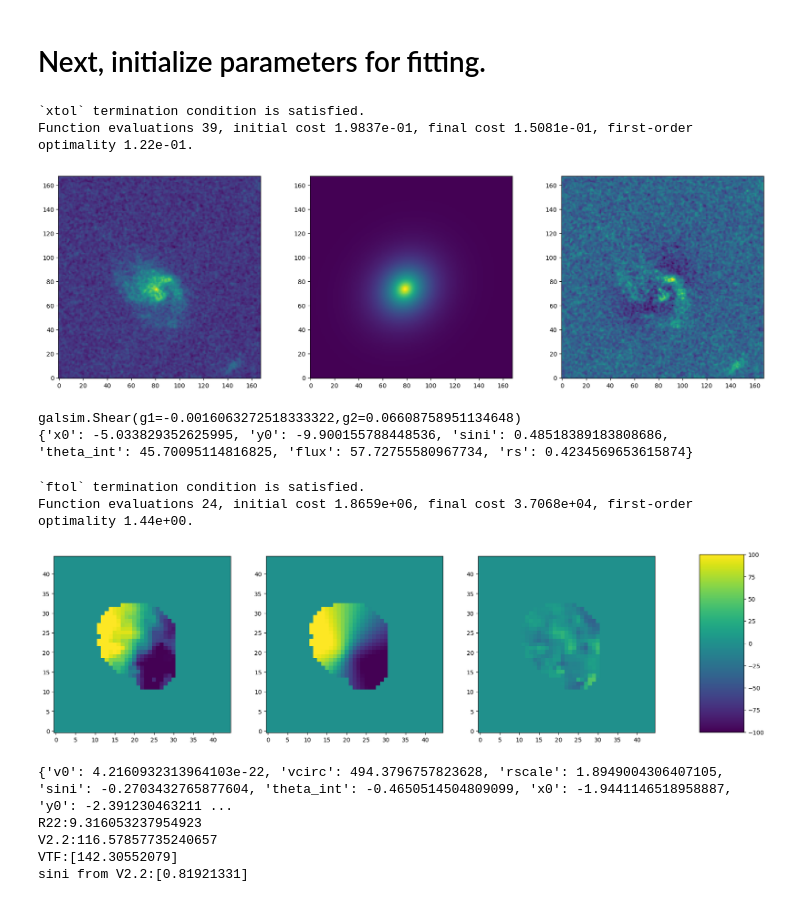
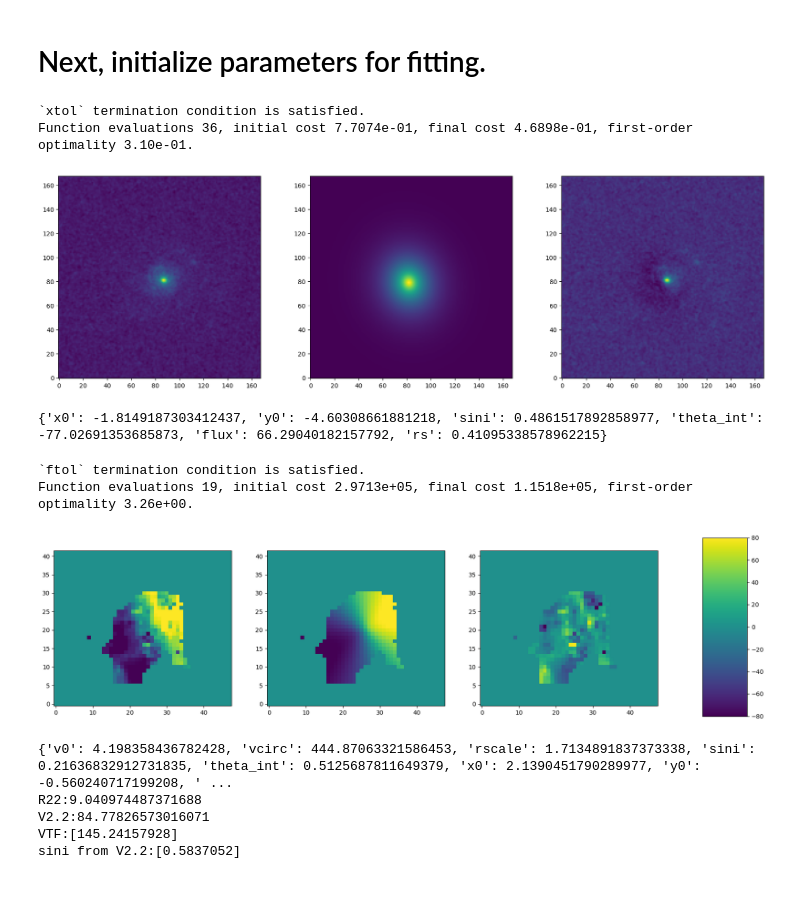
Before and after one commit to sweverett/kl-tools, a Jupyter notebook: notebooks/kross/fit_kross_single.ipynb, the cells around one changed output. Saved outputs shown, nothing was run; the diff lists cells and outputs as text; code cells hidden in the pictures.

```diff
--- a/notebooks/kross/fit_kross_single.ipynb
+++ b/notebooks/kross/fit_kross_single.ipynb
@@ -357,8 +357,8 @@ def get_v22(vpars,ipars,vpixel_scale=0.1,ipixel_scale=1.0):
 # %% [markdown]
 # Next, initialize parameters for fitting.
 # %%
-kross_dir = get_base_dir() / 'data' / 'kross'
-kid = 171
+# kross_dir = get_base_dir() / 'data' / 'kross'
+kid = 159
 
 # grab data
 obj_data = obj = get_kross_obj_data(kid)
@@ -466,7 +466,7 @@ imap_pars['y0'] = -10.
 imap_pars['flux'] = np.sum(imap_dict['data'])
 imap_pars['rs'] = .5
 imap_pars['sini'] = 0.9
-imap_pars['theta_int'] = 45
+imap_pars['theta_int'] = -45
 Nrow, Ncol = imap_dict['data'].shape
 Nx, Ny = Ncol, Nrow
 
@@ -491,46 +491,43 @@ hibounds = np.repeat(np.inf,6)
 #x0
 lobounds[0] = -50
 hibounds[0] = 50
 #y0
 lobounds[1] = -50
 hibounds[1] = 50
 
 #sini
 lobounds[2] = 0.
 hibounds[2] = 1.
 
 # theta_int
 lobounds[3] = -90
 hibounds[3] = 90
 
 startpars = imap_pars2theta(imap_pars)
 result = least_squares(fi,startpars,verbose=1, bounds=  (lobounds,hibounds))
 
 bestfit_im = imap_theta2pars(result.x)
 imap_model = get_imap_model(bestfit_im, imap_dict['hdr'],Nx,Ny,psf=imap_dict['psf'])
 imap_resid = imap_residuals(bestfit_im, imap_dict['data'], imap_dict['hdr'], imap_dict['weights'], imap_dict['mask'], psf=imap_dict['psf'])
 fig,(ax1,ax2,ax3) = plt.subplots(ncols=3,nrows=1,figsize=(21,6))
 ax1.imshow(imap_dict['data'],origin='lower')
 ax2.imshow(imap_model,origin='lower')
 ax3.imshow(imap_resid.reshape(imap_model.shape),origin='lower')
 plt.show()
 
-mom=gs.Image(imap_model,scale=0.01).FindAdaptiveMom()
-print(mom.observed_shape)
 print(bestfit_im)
 # %% [output]
 `xtol` termination condition is satisfied.
-Function evaluations 39, initial cost 1.9837e-01, final cost 1.5081e-01, first-order optimality 1.22e-01.
+Function evaluations 36, initial cost 7.7074e-01, final cost 4.6898e-01, first-order optimality 3.10e-01.
-[figure, old version]
+[figure, new version]
-galsim.Shear(g1=-0.0016063272518333322,g2=0.06608758951134648)
-{'x0': -5.033829352625995, 'y0': -9.900155788448536, 'sini': 0.48518389183808686, 'theta_int': 45.70095114816825, 'flux': 57.72755580967734, 'rs': 0.4234569653615874}
+{'x0': -1.8149187303412437, 'y0': -4.60308661881218, 'sini': 0.4861517892858977, 'theta_int': -77.02691353685873, 'flux': 66.29040182157792, 'rs': 0.41095338578962215}
 # %%
 # Now fit the velocity field.
 vpars_init = {
         'v0': 0.,
         'vcirc': 220.,
         'rs': 0.1,
-        'sini': -0.65,
+        'sini': 0.5,
         'theta_int': 45*np.pi/180.,
         'x0': 0.,
         'y0': 0.,
@@ -554,8 +551,8 @@ Parameter order of velocity vector
 #vhibounds = np.array([np.inf,np.inf,np.inf,-.6, np.pi/2., 50., 50.])
 #vlobounds = np.array([0.,    210,    0.,   -1,-np.pi/2.,-50.,-50.])
 #vhibounds = np.array([np.inf,250,np.inf,1., np.pi/2., 50., 50.])
-vlobounds = np.array([0.,    0.,    0.,   -1,-np.pi/2.,-50.,-50.])
-vhibounds = np.array([np.inf,np.inf,2.2*bestfit_im['rs']/0.1,1, np.pi/2., 50., 50.])
+vlobounds = np.array([0.,    0.,    0.,   -1.,-np.pi/2.,-5.,-5.])
+vhibounds = np.array([np.inf,np.inf,2.2*bestfit_im['rs']/0.1,1., np.pi/2., 5., 5.])
 
 
 #vlobounds = np.array([0.,    0.,    0.,   -1,-np.pi/2.,-50.,-50.])
@@ -585,7 +582,7 @@ vmap_resid = vmap_residuals(bestfit_v, vmap_dict['data'], vmap_dict['hdr'], vmap
 
 #plt.imshow(vmap_dict['data'],origin='lower')
 fig,(ax1,ax2,ax3) = plt.subplots(ncols=3,nrows=1,figsize=(21,6))
-vplotscale = 100
+vplotscale = 80
 ax1.imshow(vmap_dict['data'],origin='lower',vmin=-vplotscale,vmax=vplotscale)
 ax2.imshow(vmap_model*vmap_dict['mask'],origin='lower',vmin=-vplotscale,vmax=vplotscale)
 im = ax3.imshow(vmap_resid.reshape(vmap_model.shape),origin='lower',vmin=-vplotscale,vmax=vplotscale)
@@ -602,10 +599,10 @@ print(f"VTF:{vTF}")
 print(f"sini from V2.2:{v22/vTF}")
 # %% [output]
 `ftol` termination condition is satisfied.
-Function evaluations 24, initial cost 1.8659e+06, final cost 3.7068e+04, first-order optimality 1.44e+00.
+Function evaluations 19, initial cost 2.9713e+05, final cost 1.1518e+05, first-order optimality 3.26e+00.
-[figure, old version]
+[figure, new version]
-{'v0': 4.2160932313964103e-22, 'vcirc': 494.3796757823628, 'rscale': 1.8949004306407105, 'sini': -0.2703432765877604, 'theta_int': -0.4650514504809099, 'x0': -1.9441146518958887, 'y0': -2.391230463211 ...
-R22:9.316053237954923
-V2.2:116.57857735240657
-VTF:[142.30552079]
-sini from V2.2:[0.81921331]
+{'v0': 4.198358436782428, 'vcirc': 444.87063321586453, 'rscale': 1.7134891837373338, 'sini': 0.21636832912731835, 'theta_int': 0.5125687811649379, 'x0': 2.1390451790289977, 'y0': -0.560240717199208, ' ...
+R22:9.040974487371688
+V2.2:84.77826573016071
+VTF:[145.24157928]
+sini from V2.2:[0.5837052]
```
Also changed, not shown: parts of 1 cell of this notebook, 2 other files.
